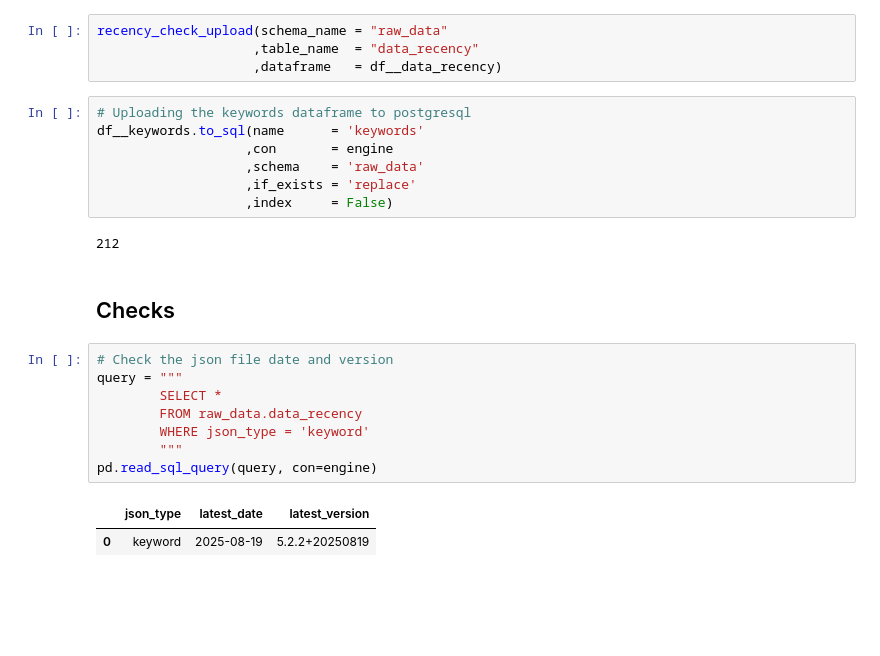
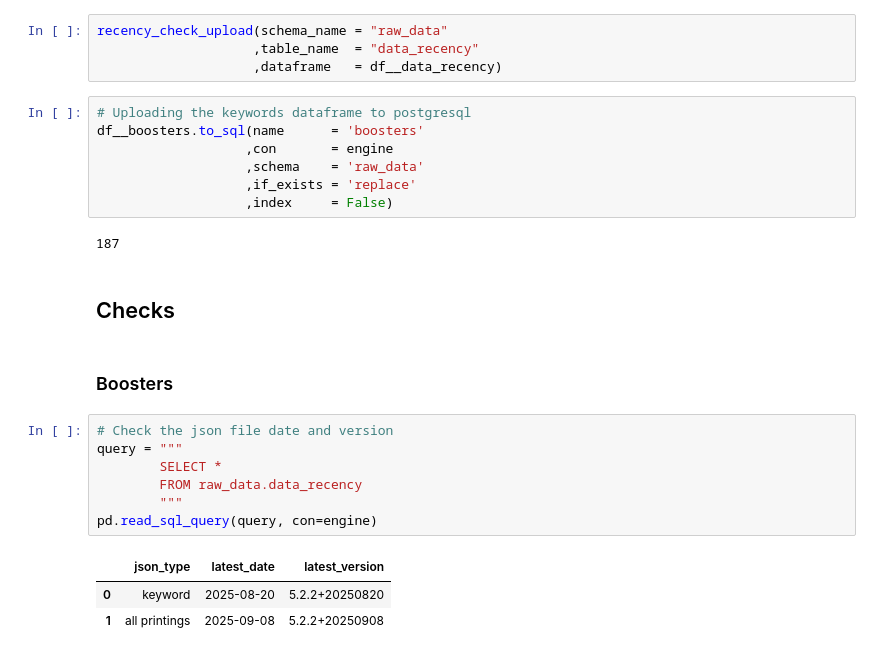
Before and after one commit to demonkeyfire/mtg-analysis-and-modelling, a Jupyter notebook: notebooks/all_printings.ipynb, the cells around one changed output. Saved outputs shown, nothing was run; the diff lists cells and outputs as text; blank space fills up the shorter version.

```diff
--- a/notebooks/all_printings.ipynb
+++ b/notebooks/all_printings.ipynb
@@ -405,26 +375,28 @@ recency_check_upload(schema_name = "raw_data"
                     ,dataframe   = df__data_recency)
 # %%
 # Uploading the keywords dataframe to postgresql
-df__keywords.to_sql(name      = 'keywords'
+df__boosters.to_sql(name      = 'boosters'
                    ,con       = engine
                    ,schema    = 'raw_data'
                    ,if_exists = 'replace'
                    ,index     = False)
 # %% [output]
-212
+187
 # %% [markdown]
 ## Checks
+# %% [markdown]
+### Boosters
 # %%
 # Check the json file date and version
 query = """
         SELECT *
         FROM raw_data.data_recency
-        WHERE json_type = 'keyword'
         """
 pd.read_sql_query(query, con=engine)
 # %% [output]
 |  | json_type | latest_date | latest_version |
-| 0 | keyword | 2025-08-19 | 5.2.2+20250819 |
+| 0 | keyword | 2025-08-20 | 5.2.2+20250820 |
+| 1 | all printings | 2025-09-08 | 5.2.2+20250908 |
 # %%
 # Check the dataframe top 10 values
 query = """
```
Also changed, not shown: parts of 9 cells of this notebook, 2 other files.
